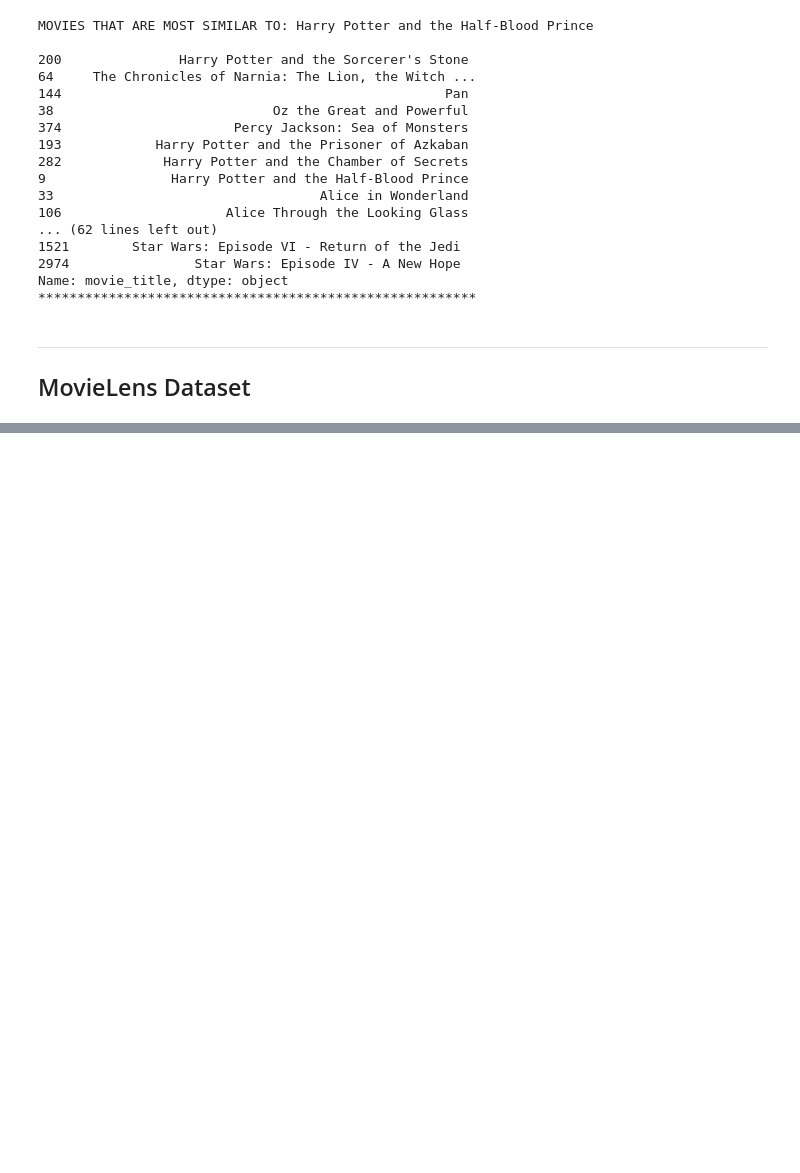
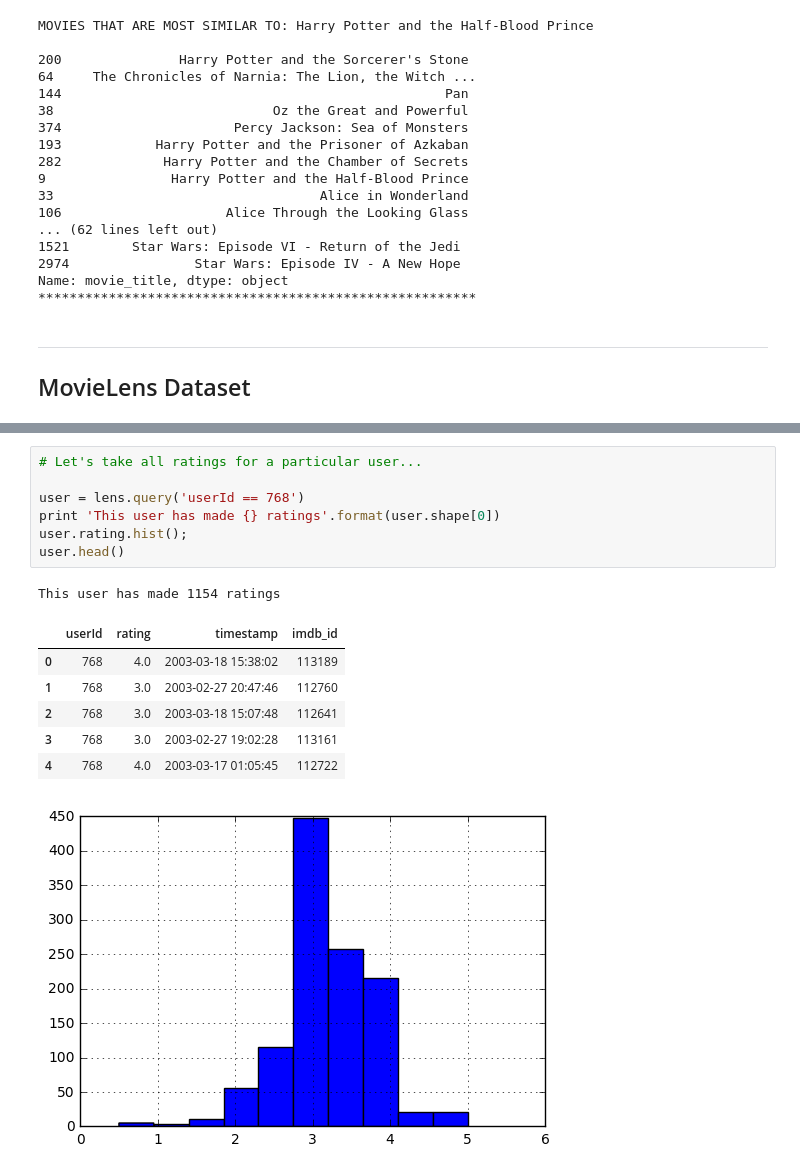
Before and after one commit to anoopctkm/machine-learning, a Jupyter notebook: projects/capstone/notebook.ipynb, the cells around one changed output, grey strips where cells are left out. Drawn from its saved outputs; the diff is of its cells as text; blank space fills up the shorter version.

```diff
--- a/projects/capstone/notebook.ipynb
+++ b/projects/capstone/notebook.ipynb
@@ -344,0 +440,16 @@ lens.head(n=5)
+# %%
+# Let's take all ratings for a particular user...
+
+user = lens.query('userId == 768')
+print 'This user has made {} ratings'.format(user.shape[0])
+user.rating.hist();
+user.head()
+# %% [output]
+This user has made 1154 ratings
+|  | userId | rating | timestamp | imdb_id |
+| 0 | 768 | 4.0 | 2003-03-18 15:38:02 | 113189 |
+| 1 | 768 | 3.0 | 2003-02-27 20:47:46 | 112760 |
+| 2 | 768 | 3.0 | 2003-03-18 15:07:48 | 112641 |
+| 3 | 768 | 3.0 | 2003-02-27 19:02:28 | 113161 |
+| 4 | 768 | 4.0 | 2003-03-17 01:05:45 | 112722 |
+[figure, added]
```
Also changed, not shown: parts of 20 cells of this notebook, 3 other files.
